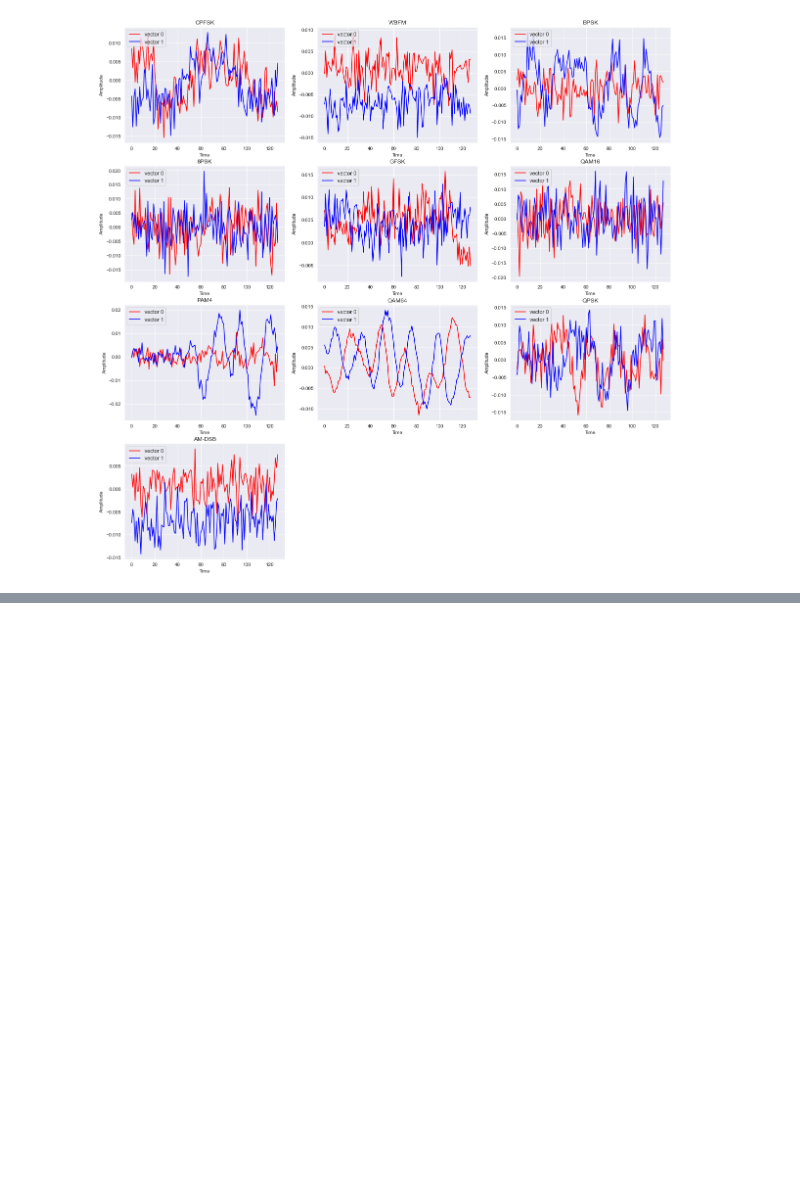
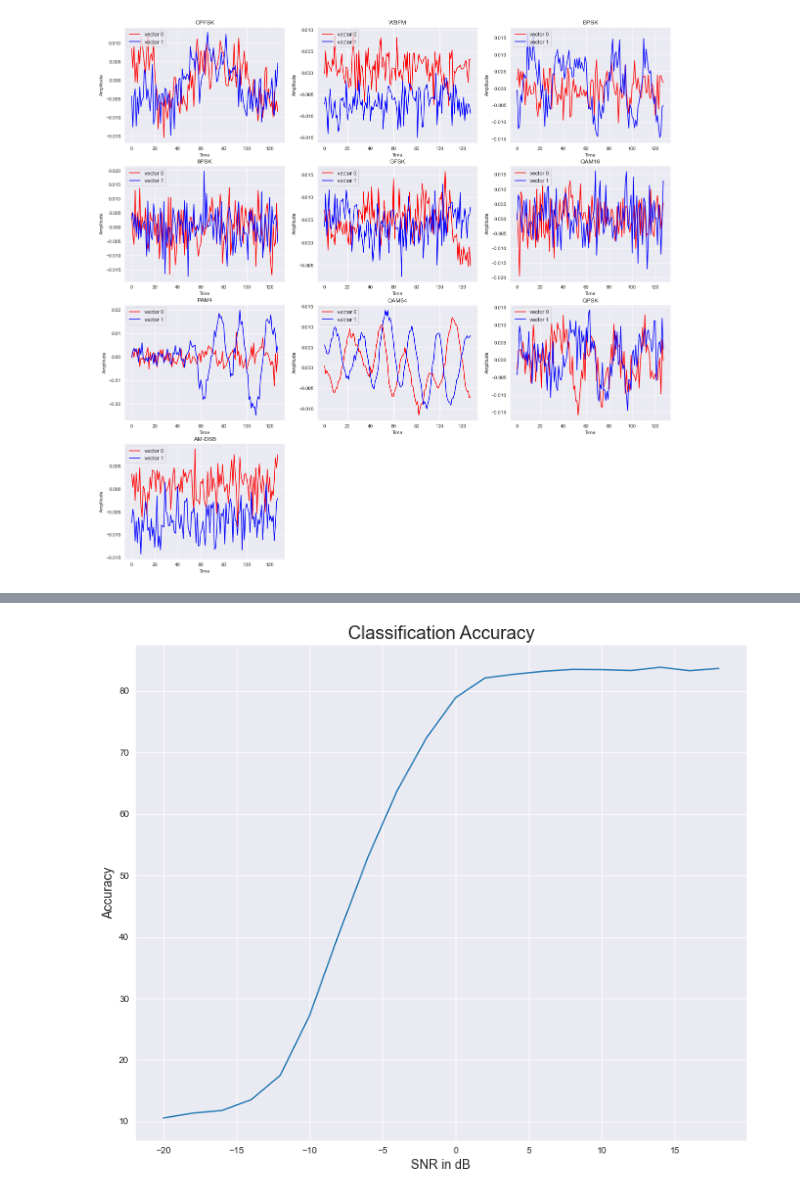
Before and after one commit to Oraby404/ModulationClassification_Pytorch, a Jupyter notebook: cnn.ipynb, the cells around one changed output, grey strips where cells are left out. Drawn from its saved outputs; the diff is of its cells as text; code cells hidden in the pictures; blank space fills up the shorter version.

```diff
--- a/cnn.ipynb
+++ b/cnn.ipynb
@@ -304,0 +386,9 @@ plt.show()
+# %%
+plt.figure(figsize=(12, 10))
+plt.plot(SNR_list,Acc_list)
+plt.xlabel("SNR in dB", size=14)
+plt.ylabel("Accuracy", size=14)
+plt.title("Classification Accuracy", size=20)
+plt.show()
+# %% [output]
+[figure, added]
```
Also changed, not shown: parts of 16 cells of this notebook.
